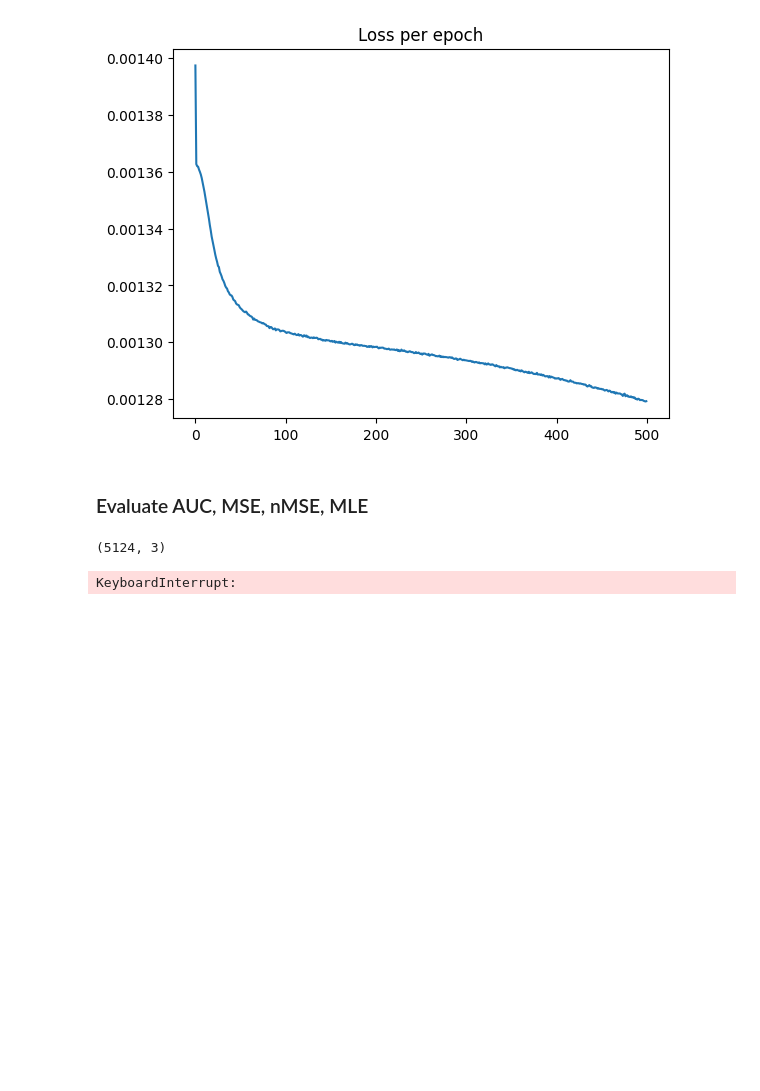
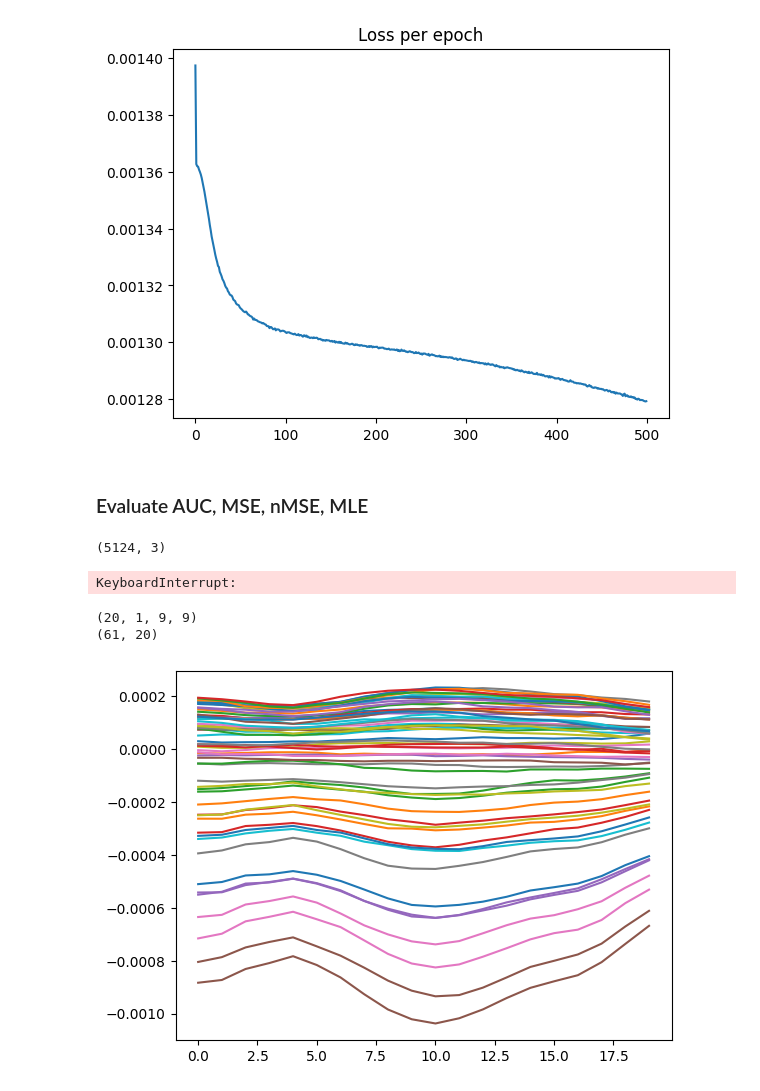
Before and after one commit to zbalkhy/esinet_MAE298, a Jupyter notebook: CNN_LSTM/workspace.ipynb, the cells around one changed output. Saved outputs shown, nothing was run; the diff lists cells and outputs as text; code cells hidden in the pictures; blank space fills up the shorter version.

```diff
--- a/CNN_LSTM/workspace.ipynb
+++ b/CNN_LSTM/workspace.ipynb
@@ -312,3 +335,23 @@ with torch.no_grad():
 # %% [output]
 (5124, 3)
 KeyboardInterrupt:
+# %%
+from matplotlib import pyplot as plt
+
+data_dir = "/mnt/data/convdip/training_data/"
+eeg_data_dir = os.path.join(data_dir, "eeg_data")
+interp_data_dir = os.path.join(data_dir, "interpolated_eeg_data_for_lstm")
+eeg = np.load(os.path.join(eeg_data_dir, "sample_9.npy"))
+max_idx = np.unravel_index(np.argmax(eeg), eeg.shape)[1]
+eeg = eeg[:, np.max((max_idx-10, 0)):np.min((eeg.shape[1]-1, max_idx+10))]
+
+interp_sample = np.load(os.path.join(interp_data_dir, "sample_9.npy"))
+interp_sample = interp_sample[np.max((max_idx-10, 0)):np.min((interp_sample.shape[0]-1, max_idx+10))]
+print(interp_sample.shape)
+print(eeg.shape)
+plt.plot(eeg.T)
+plt.show()
+# %% [output]
+(20, 1, 9, 9)
+(61, 20)
+[figure, added]
```
Also changed, not shown: parts of 4 cells of this notebook, 7 other files.
